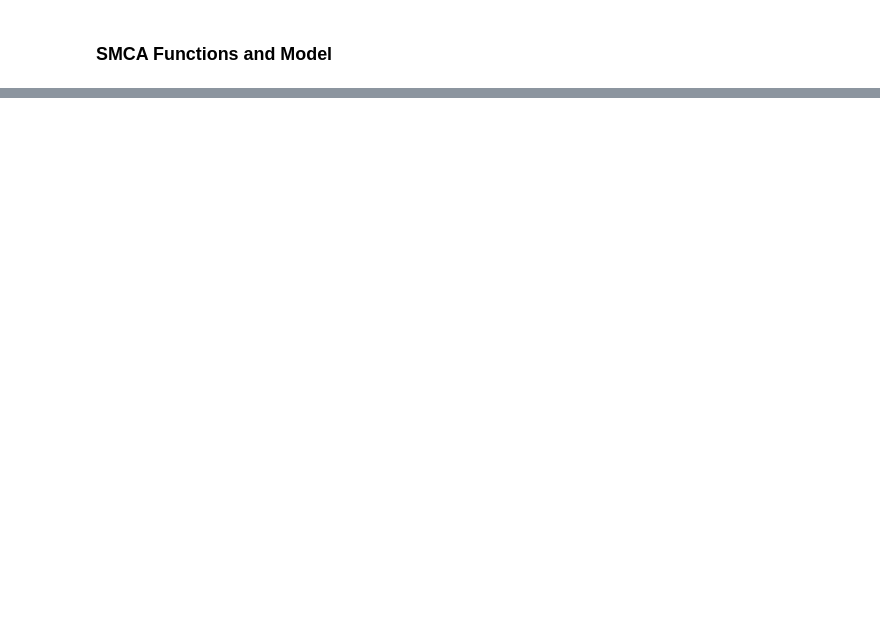
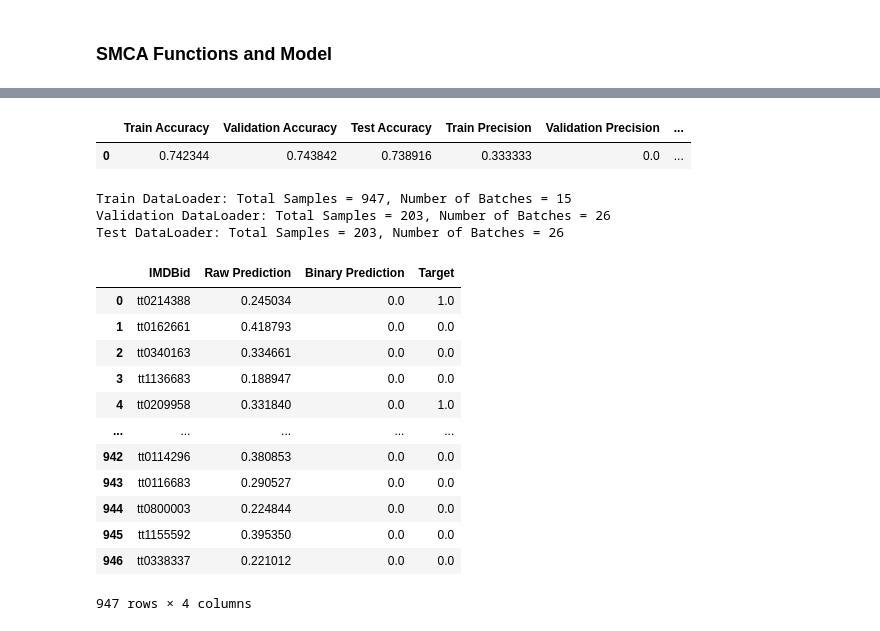
Before and after one commit to KyleZrey/SMCA, a Jupyter notebook: fusion_classification/SMCA_MCA.ipynb, the cells around one changed output, grey strips where cells are left out. Drawn from its saved outputs; the diff is of its cells as text; code cells hidden in the pictures; blank space fills up the shorter version.

```diff
--- a/fusion_classification/SMCA_MCA.ipynb
+++ b/fusion_classification/SMCA_MCA.ipynb
@@ -596,0 +909,32 @@ if __name__ == "__main__":
+# %%
+# Display the table
+metrics_df
+# %% [output]
+|  | Train Accuracy | Validation Accuracy | Test Accuracy | Train Precision | Validation Precision | ... |
+| 0 | 0.742344 | 0.743842 | 0.738916 | 0.333333 | 0.0 | ... |
+# %%
+# Print sizes of each DataLoader (FOR CHECKING)
+print_dataloader_sizes(train_dataloader, "Train")
+print_dataloader_sizes(val_dataloader, "Validation")
+print_dataloader_sizes(test_dataloader, "Test")
+# %% [output]
+Train DataLoader: Total Samples = 947, Number of Batches = 15
+Validation DataLoader: Total Samples = 203, Number of Batches = 26
+Test DataLoader: Total Samples = 203, Number of Batches = 26
+# %%
+train_df = pd.read_csv('results/train_predictions.csv')
+train_df
+# %% [output]
+|  | IMDBid | Raw Prediction | Binary Prediction | Target |
+| 0 | tt0214388 | 0.245034 | 0.0 | 1.0 |
+| 1 | tt0162661 | 0.418793 | 0.0 | 0.0 |
+| 2 | tt0340163 | 0.334661 | 0.0 | 0.0 |
+| 3 | tt1136683 | 0.188947 | 0.0 | 0.0 |
+| 4 | tt0209958 | 0.331840 | 0.0 | 1.0 |
+| ... | ... | ... | ... | ... |
+| 942 | tt0114296 | 0.380853 | 0.0 | 0.0 |
+| 943 | tt0116683 | 0.290527 | 0.0 | 0.0 |
+| 944 | tt0800003 | 0.224844 | 0.0 | 0.0 |
+| 945 | tt1155592 | 0.395350 | 0.0 | 0.0 |
+| 946 | tt0338337 | 0.221012 | 0.0 | 0.0 |
+947 rows × 4 columns
```
Also changed, not shown: parts of 32 cells of this notebook, 1 other file.
